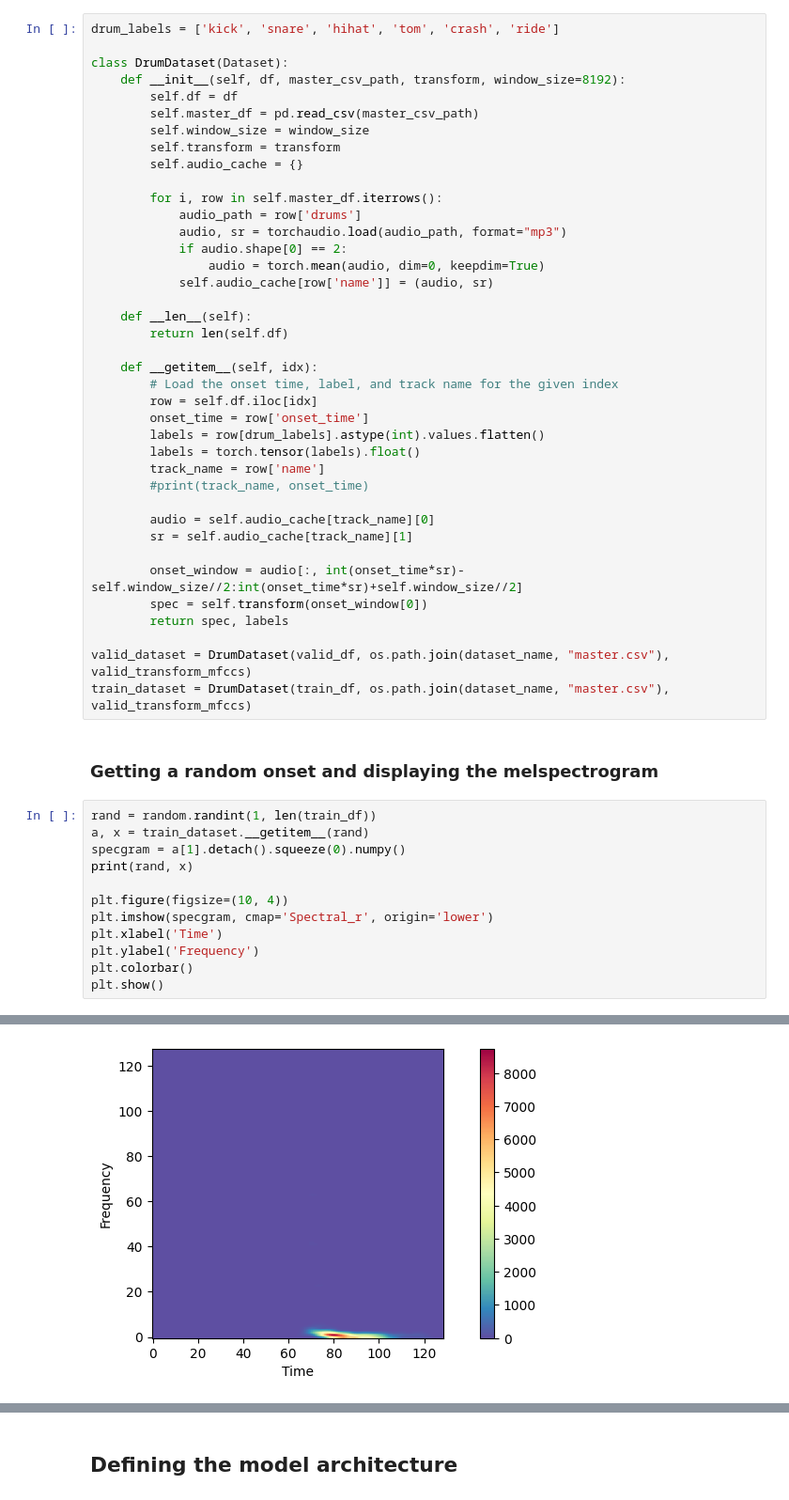
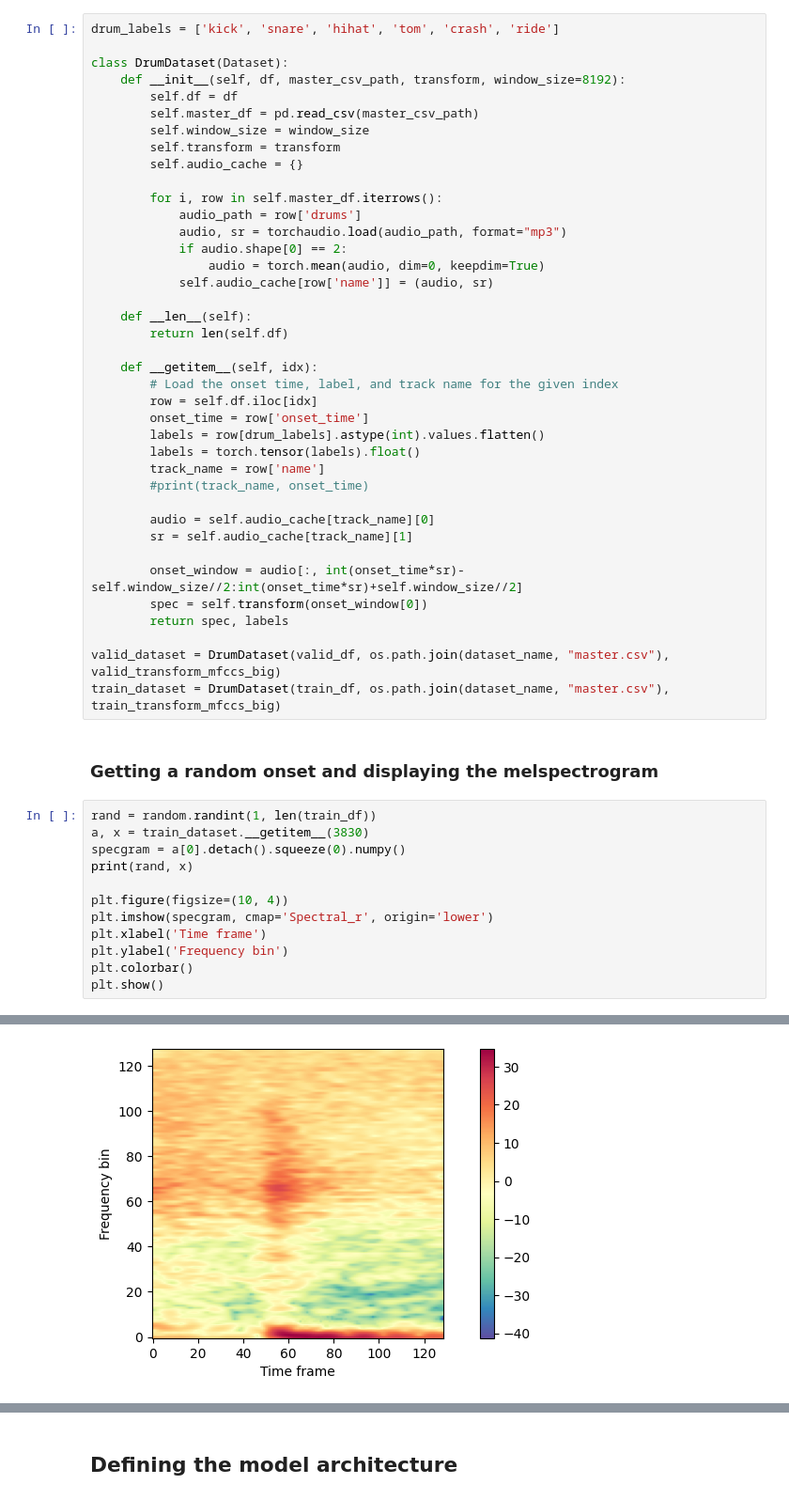
Before and after one commit to skittree/DrummerScore, a Jupyter notebook: model training.ipynb, the cells around one changed output, grey strips where cells are left out. Shown at 94% size. Drawn from its saved outputs; the diff is of its cells as text.

```diff
--- a/model training.ipynb
+++ b/model training.ipynb
@@ -194,20 +258,20 @@ class DrumDataset(Dataset):
         spec = self.transform(onset_window[0])
         return spec, labels
 
-valid_dataset = DrumDataset(valid_df, os.path.join(dataset_name, "master.csv"), valid_transform_mfccs)
-train_dataset = DrumDataset(train_df, os.path.join(dataset_name, "master.csv"), valid_transform_mfccs)
+valid_dataset = DrumDataset(valid_df, os.path.join(dataset_name, "master.csv"), valid_transform_mfccs_big)
+train_dataset = DrumDataset(train_df, os.path.join(dataset_name, "master.csv"), train_transform_mfccs_big)
 # %% [markdown]
 ### Getting a random onset and displaying the melspectrogram
 # %%
 rand = random.randint(1, len(train_df))
-a, x = train_dataset.__getitem__(rand)
-specgram = a[1].detach().squeeze(0).numpy()
+a, x = train_dataset.__getitem__(3830)
+specgram = a[0].detach().squeeze(0).numpy()
 print(rand, x)
 
 plt.figure(figsize=(10, 4))
 plt.imshow(specgram, cmap='Spectral_r', origin='lower')
-plt.xlabel('Time')
-plt.ylabel('Frequency')
+plt.xlabel('Time frame')
+plt.ylabel('Frequency bin')
 plt.colorbar()
 plt.show()
 # %% [output]
@@ -215 +279 @@ plt.show()
-[figure, old version]
+[figure, new version]
```
Also changed, not shown: parts of 8 cells of this notebook, 5 other files.
